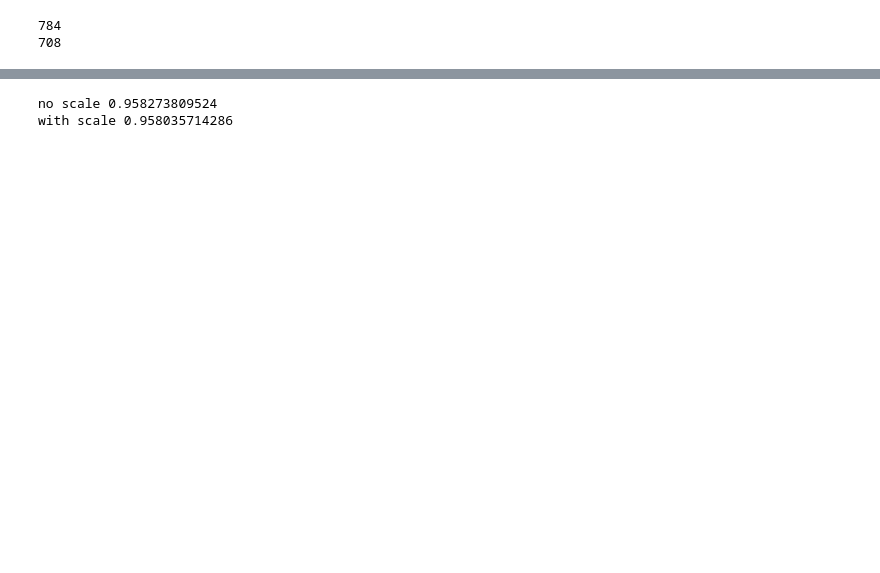
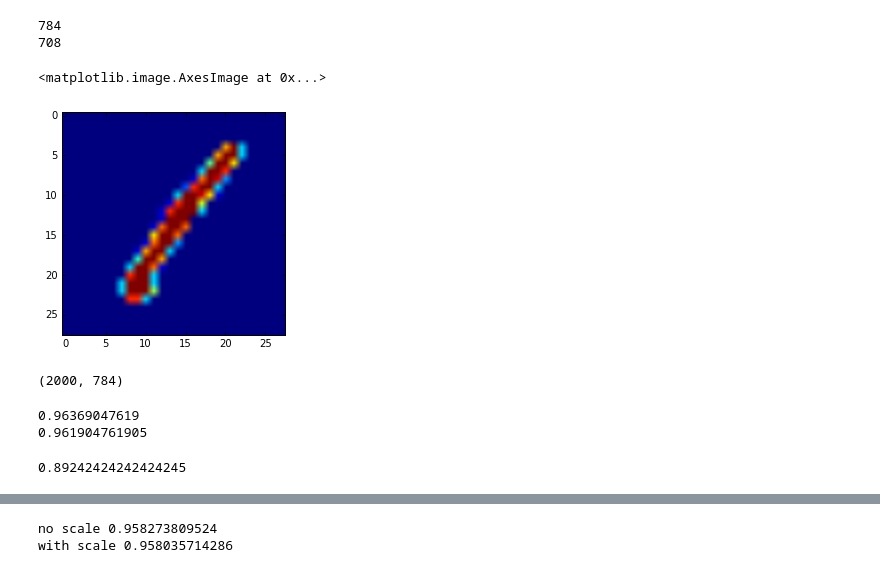
Before and after one commit to SoNicKKK/ML, a Jupyter notebook: Digits/digits.ipynb, the cells around one changed output, grey strips where cells are left out. Cells and saved outputs as stored; diff of their text form; code cells hidden in the pictures; blank space fills up the shorter version.

```diff
--- a/Digits/digits.ipynb
+++ b/Digits/digits.ipynb
@@ -34,0 +25,52 @@ print(len(df_data.columns))
+# %%
+import matplotlib.pyplot as plt
+%matplotlib inline
+X = df_init[data_cols]
+X.head()
+plt.imshow((X.iloc[0].values / 16).astype(int).reshape(28, 28))
+# %% [output]
+<matplotlib.image.AxesImage at 0x...>
+[figure, added]
+# %%
+X_batch = X.iloc[:2000]
+X_batch.shape
+# %% [output]
+(2000, 784)
+# %%
+from sklearn.ensemble import RandomForestClassifier
+from sklearn import cross_validation
+n_batch = 42000
+X_batch = X.iloc[:n_batch]
+y = df_init['label']
+y_batch = y.iloc[:n_batch]
+
+clf = RandomForestClassifier(n_estimators=80)
+X_train, X_test, y_train, y_test = cross_validation.train_test_split(X_batch, y_batch, test_size=0.4)
+clf.fit(X_train, y_train)
+print(clf.score(X_test, y_test))
+
+def binarize(x):
+    arr = x.values.reshape(28, 28)
+    eroded_square = ndimage.binary_erosion(arr)
+    reconstruction = ndimage.binary_propagation(eroded_square, mask=arr)
+    return pd.Series(reconstruction.astype(int).ravel())
+
+X_batch = X_batch.apply(lambda x: binarize(x), axis=1)
+clf = RandomForestClassifier(n_estimators=80)
+X_train, X_test, y_train, y_test = cross_validation.train_test_split(X_batch, y_batch, test_size=0.4)
+clf.fit(X_train, y_train)
+print(clf.score(X_test, y_test))
+# %% [output]
+0.96369047619
+0.961904761905
+# %%
+from sklearn.ensemble import RandomForestClassifier
+from sklearn import cross_validation
+clf = RandomForestClassifier(n_estimators=80)
+y = df_init['label']
+y_batch = y.iloc[:2000]
+X_train, X_test, y_train, y_test = cross_validation.train_test_split(X_batch, y_batch, test_size=0.33)
+clf.fit(X_train, y_train)
+clf.score(X_test, y_test)
+# %% [output]
+0.89242424242424245
```
Also changed, not shown: parts of 5 cells of this notebook, 3 other files.
